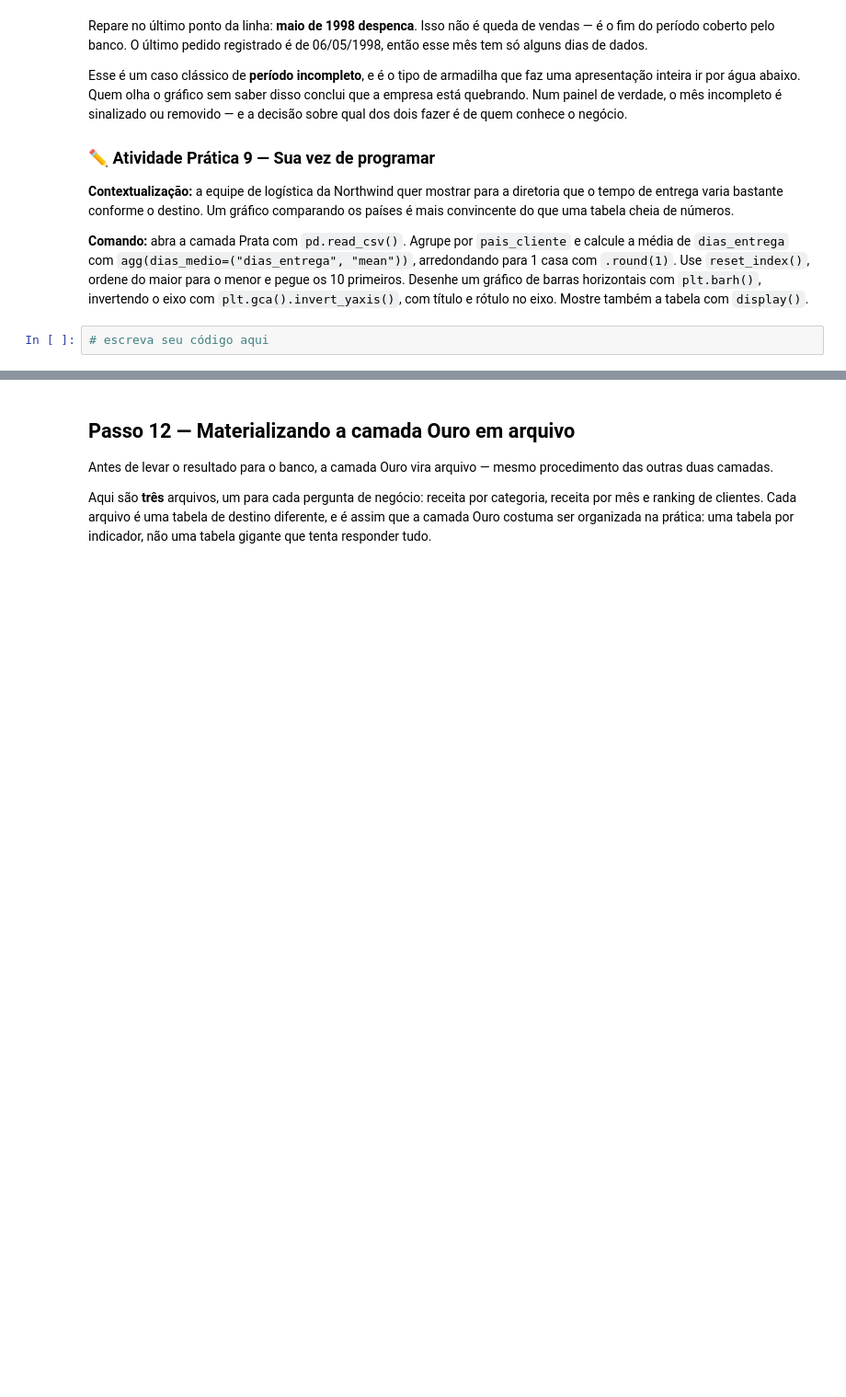
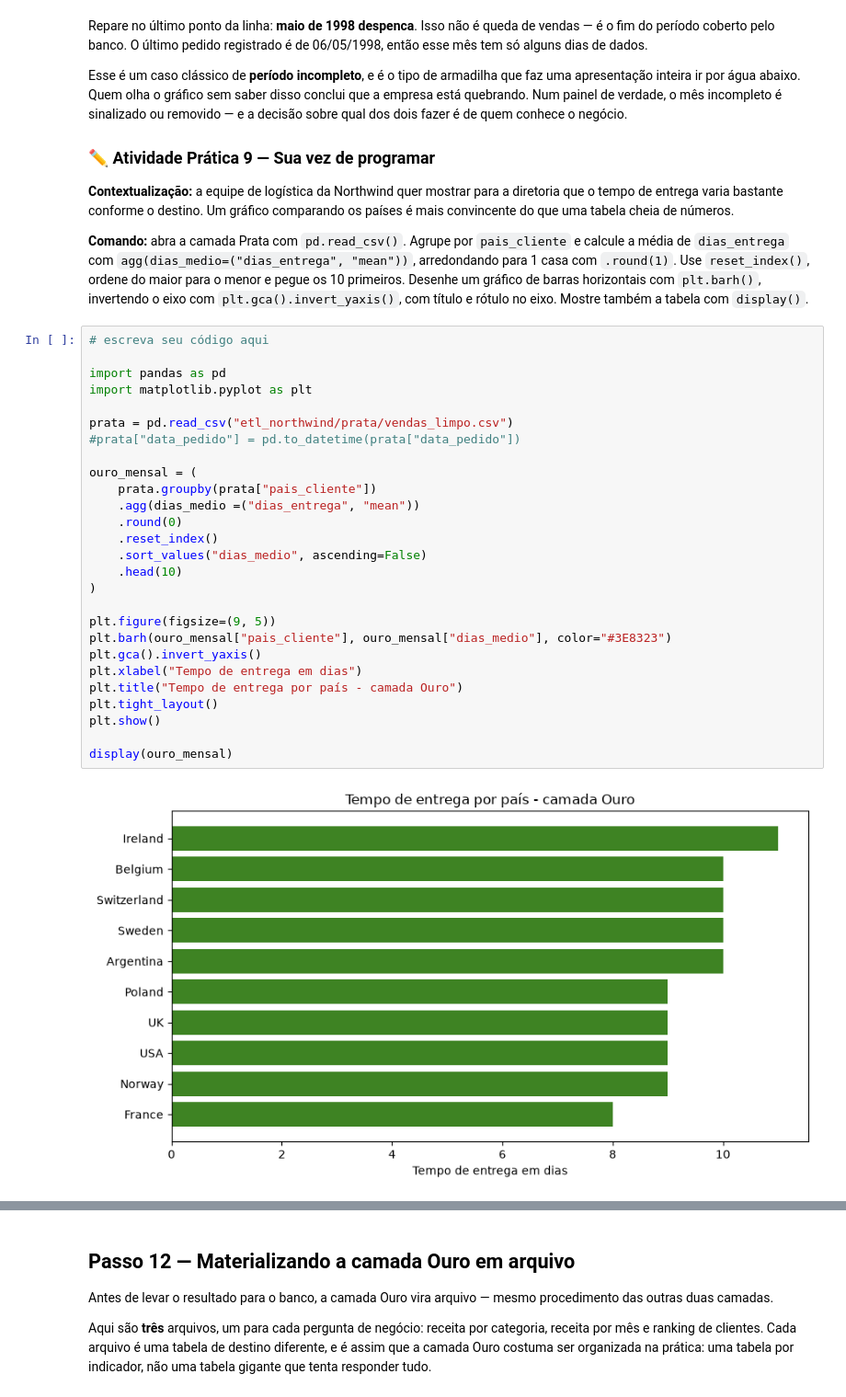
Before and after one commit to laisalegri/turma05-analise-de-dados-com-python, a Jupyter notebook: 12_/notebook_colab_aluno.ipynb, the cells around one changed output, grey strips where cells are left out. Shown at 92% size. Cells and saved outputs as stored; diff of their text form; blank space fills up the shorter version.

```diff
--- a/12_/notebook_colab_aluno.ipynb
+++ b/12_/notebook_colab_aluno.ipynb
@@ -1812,3 +2297,30 @@ Esse é um caso clássico de **período incompleto**, e é o tipo de armadilha q
 **Comando:** abra a camada Prata com `pd.read_csv()`. Agrupe por `pais_cliente` e calcule a média de `dias_entrega` com `agg(dias_medio=("dias_entrega", "mean"))`, arredondando para 1 casa com `.round(1)`. Use `reset_index()`, ordene do maior para o menor e pegue os 10 primeiros. Desenhe um gráfico de barras horizontais com `plt.barh()`, invertendo o eixo com `plt.gca().invert_yaxis()`, com título e rótulo no eixo. Mostre também a tabela com `display()`.
 # %%
 # escreva seu código aqui
+
+import pandas as pd
+import matplotlib.pyplot as plt
+
+prata = pd.read_csv("etl_northwind/prata/vendas_limpo.csv")
+#prata["data_pedido"] = pd.to_datetime(prata["data_pedido"])
+
+ouro_mensal = (
+    prata.groupby(prata["pais_cliente"])
+    .agg(dias_medio =("dias_entrega", "mean"))
+    .round(0)
+    .reset_index()
+    .sort_values("dias_medio", ascending=False)
+    .head(10)
+)
+
+plt.figure(figsize=(9, 5))
+plt.barh(ouro_mensal["pais_cliente"], ouro_mensal["dias_medio"], color="#3E8323")
+plt.gca().invert_yaxis()
+plt.xlabel("Tempo de entrega em dias")
+plt.title("Tempo de entrega por país - camada Ouro")
+plt.tight_layout()
+plt.show()
+
+display(ouro_mensal)
+# %% [output]
+[figure, added]
```
Also changed, not shown: parts of 53 cells of this notebook, 10 other files.
